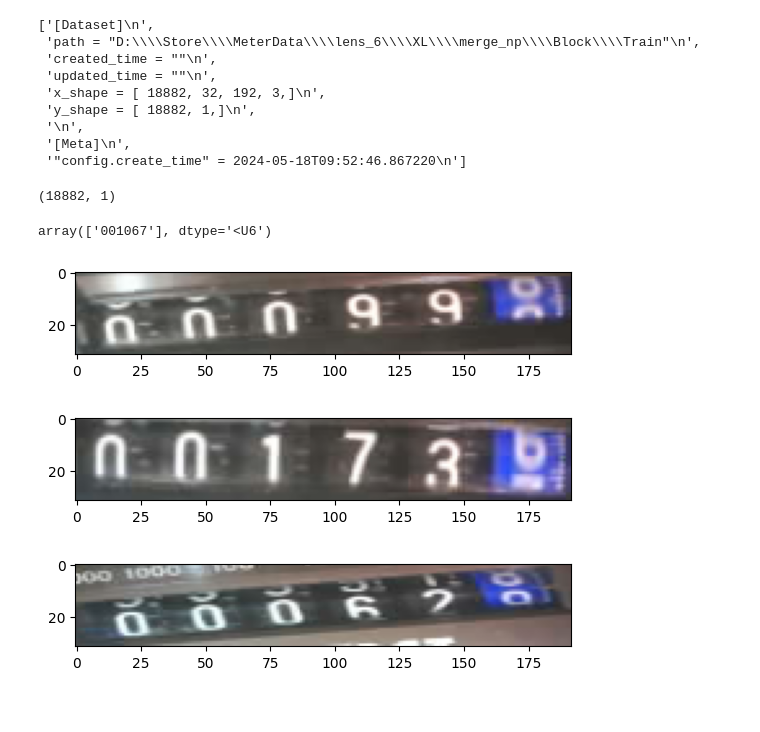
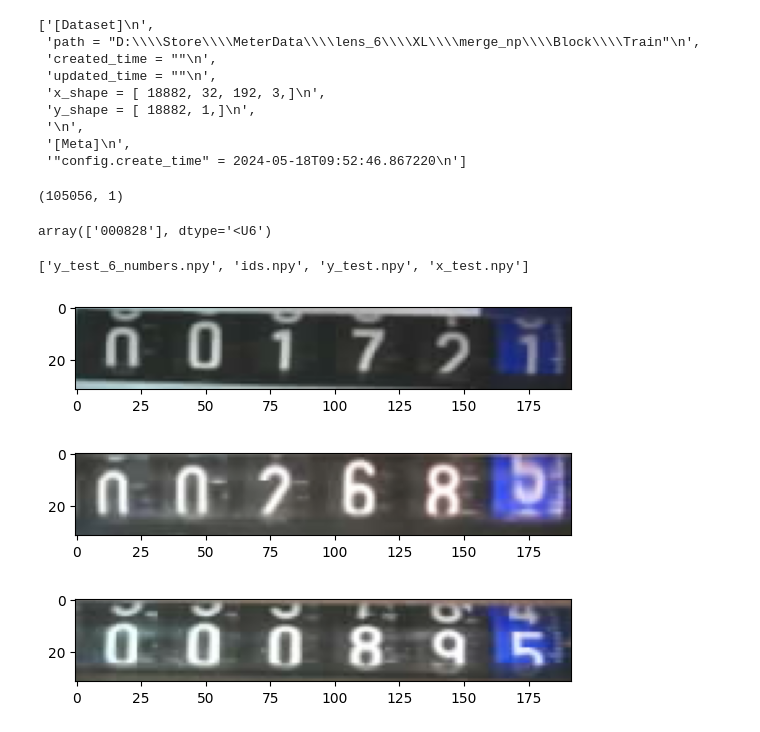
Before and after one commit to meterhub/meter-viewer, a Jupyter notebook: notebooks/view/normal-block.ipynb, the cells around one changed output. Drawn from its saved outputs; the diff is of its cells as text; code cells hidden in the pictures.

```diff
--- a/notebooks/view/normal-block.ipynb
+++ b/notebooks/view/normal-block.ipynb
@@ -5,4 +5,6 @@ from meterviewer import dataset, files, types as T
 from pathlib import Path as P
 from meterviewer.views import current
 # %%
-current_dataset = r"D:\Store\MeterData\lens_6\XL\merge_np\Block\Train"
+# current_dataset = r"D:\Store\MeterData\lens_6\XL\merge_np\Block\Train"
+# current_dataset = "~/work/Dataset/MeterData/lens_6/XL/merge_np/Block/Train"
+current_dataset = "~/work/Dataset/HRCdata/Train"
@@ -9,5 +16,5 @@ current_dataset = r"D:\Store\MeterData\lens_6\XL\merge_np\Block\Train"
 # %%
-x = dataset.get_x_train(P(current_dataset))
-y = dataset.get_y_train(P(current_dataset))
+x = files.load_from_disk(P(current_dataset) / "x_train.npy")
+y = files.load_from_disk(P(current_dataset) / "y_train.npy")
 current.view_merge_np(current_dataset)
 # %% [output]
@@ -36,18 +45,25 @@ data
 # %%
 y.shape
 # %% [output]
-(18882, 1)
+(105056, 1)
 # %%
 y[0]
 # %% [output]
-array(['001067'], dtype='<U6')
+array(['000828'], dtype='<U6')
 # %%
-current_dataset = r"D:\Store\MeterData\lens_6\XL\merge_np\Block\Valid"
+# current_dataset = r"D:\Store\MeterData\lens_6\XL\merge_np\Block\Valid"
+current_dataset = "/home/svtter/work/Dataset/HRCdata/Valid"
+os.listdir(current_dataset)
+# %% [output]
+['y_test_6_numbers.npy', 'ids.npy', 'y_test.npy', 'x_test.npy']
 # %%
-x = dataset.get_x_test(P(current_dataset))
-y = dataset.get_y_test(P(current_dataset))
-current.view_merge_np(current_dataset,train=False)
+def get_x_y_name():
+    return 'x_test.npy', 'y_test.npy'
+
+x = files.load_from_disk(P(current_dataset) / 'x_test.npy')
+y = files.load_from_disk(P(current_dataset) / 'y_test.npy')
+current.view_merge_np(current_dataset, get_x_y=get_x_y_name)
 # %% [output]
-[figure, old version]
+[figure, new version]
-[figure, old version]
+[figure, new version]
-[figure, old version]
+[figure, new version]
```
Also changed, not shown: parts of 5 cells of this notebook, 1 other file.
